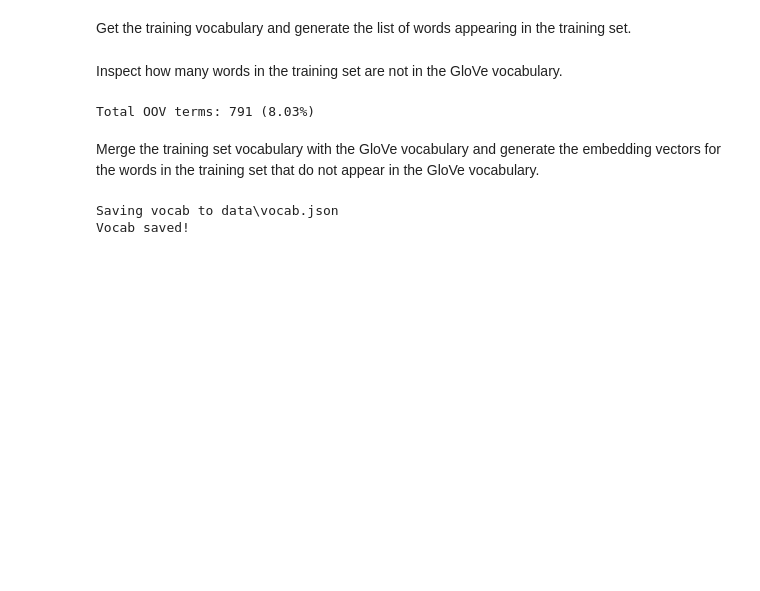
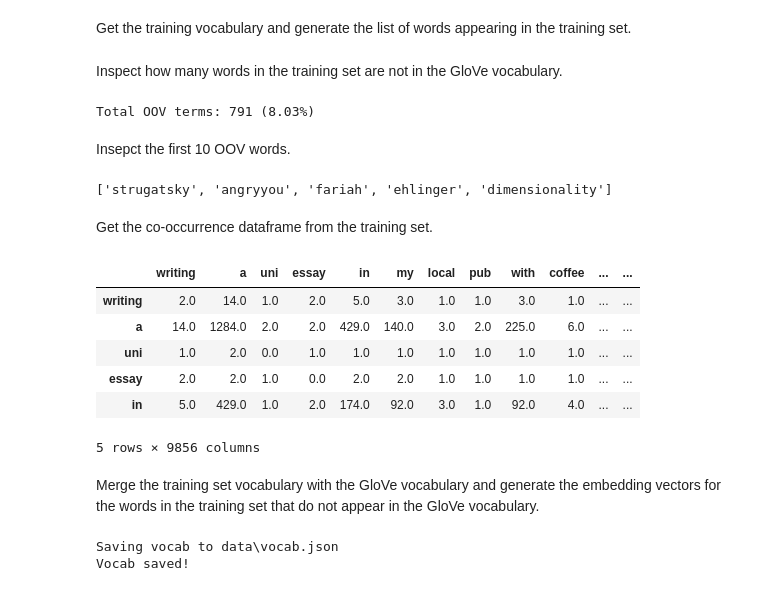
Before and after one commit to MatteoFasulo/Sexism-detection, a Jupyter notebook: assignment_1.ipynb, the cells around one changed output. Drawn from its saved outputs; the diff is of its cells as text; code cells hidden in the pictures; blank space fills up the shorter version.

```diff
--- a/assignment_1.ipynb
+++ b/assignment_1.ipynb
@@ -449,8 +519,8 @@ os.environ["CUBLAS_WORKSPACE_CONFIG"] = ":4096:8"
 torch.cuda.manual_seed(detector.SEED)
 np.random.seed(detector.SEED)
 # %%
-EMBEDDING_DIM = 100
-BATCH_SIZE = 32
+EMBEDDING_DIM = 50
+BATCH_SIZE = 128
 # %% [markdown]
 ### Download the data
 # %%
@@ -582,14 +652,33 @@ Vocabulary size: 1193514
 # %% [markdown]
 Get the training vocabulary and generate the list of words appearing in the training set.
 # %%
-train_idx_to_word, train_word_to_idx = detector.get_vocab(train)
-train_word_listing = list(train_idx_to_word.values())
+train_idx_to_word, train_word_to_idx, train_word_listing = detector.get_vocab(train)
 # %% [markdown]
 Inspect how many words in the training set are not in the GloVe vocabulary.
 # %%
 detector.get_oov_stats(emb_model, train_word_listing)
 # %% [output]
 Total OOV terms: 791 (8.03%)
+# %% [markdown]
+Insepct the first 10 OOV words.
+# %%
+list(detector.get_oov(emb_model, train_word_listing))[:5]
+# %% [output]
+['strugatsky', 'angryyou', 'fariah', 'ehlinger', 'dimensionality']
+# %% [markdown]
+Get the co-occurrence dataframe from the training set.
+# %%
+co_occurrence_matrix = detector.co_occurrence_count(train, train_idx_to_word, train_word_to_idx, window_size=10)
+co_occurrence_df = detector.co_occurrence_dataframe(co_occurrence_matrix, train_idx_to_word)
+co_occurrence_df.head()
+# %% [output]
+|  | writing | a | uni | essay | in | my | local | pub | with | coffee | ... | ... |
+| writing | 2.0 | 14.0 | 1.0 | 2.0 | 5.0 | 3.0 | 1.0 | 1.0 | 3.0 | 1.0 | ... | ... |
+| a | 14.0 | 1284.0 | 2.0 | 2.0 | 429.0 | 140.0 | 3.0 | 2.0 | 225.0 | 6.0 | ... | ... |
+| uni | 1.0 | 2.0 | 0.0 | 1.0 | 1.0 | 1.0 | 1.0 | 1.0 | 1.0 | 1.0 | ... | ... |
+| essay | 2.0 | 2.0 | 1.0 | 0.0 | 2.0 | 2.0 | 1.0 | 1.0 | 1.0 | 1.0 | ... | ... |
+| in | 5.0 | 429.0 | 1.0 | 2.0 | 174.0 | 92.0 | 3.0 | 1.0 | 92.0 | 4.0 | ... | ... |
+5 rows × 9856 columns
 # %% [markdown]
 Merge the training set vocabulary with the GloVe vocabulary and generate the embedding vectors for the words in the training set that do not appear in the GloVe vocabulary.
 # %%
```
Also changed, not shown: parts of 58 cells of this notebook, 3 other files.
